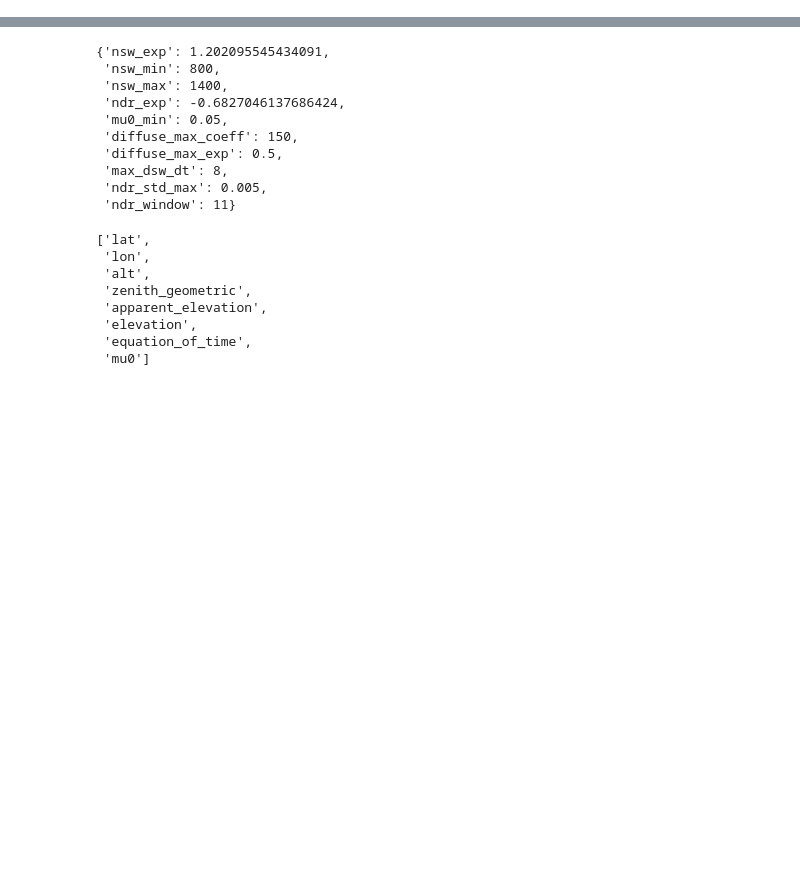
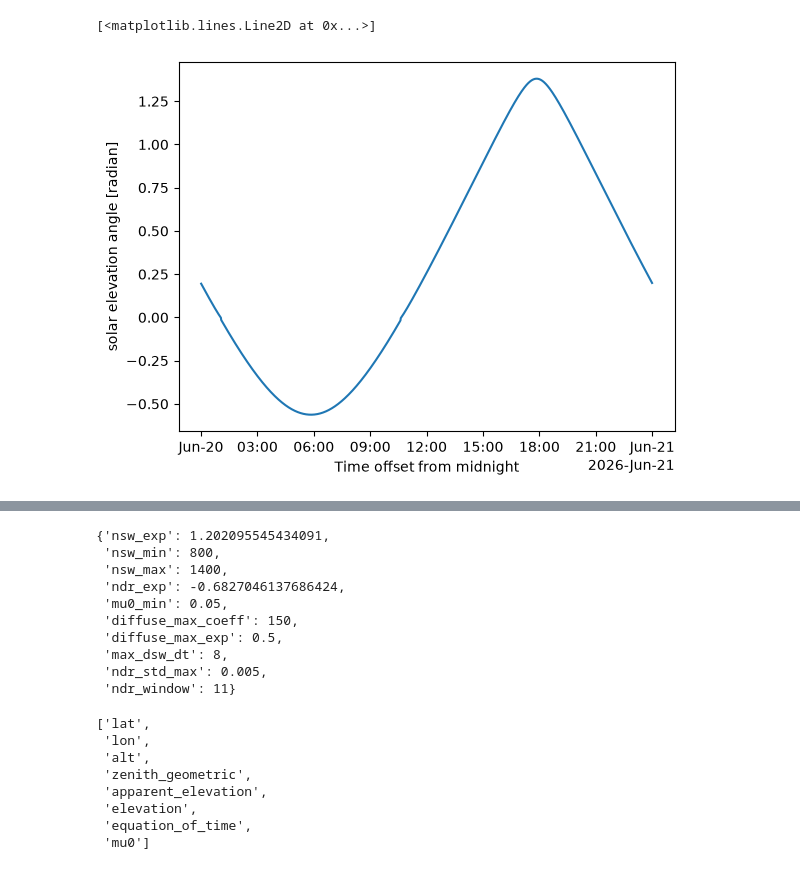
Before and after one commit to HagenTelg/armbnfmentorer, a Jupyter notebook: notebooks/vap_development.ipynb, the cells around one changed output, grey strips where cells are left out. Saved outputs shown, nothing was run; the diff lists cells and outputs as text; code cells hidden in the pictures; blank space fills up the shorter version.

```diff
--- a/notebooks/vap_development.ipynb
+++ b/notebooks/vap_development.ipynb
@@ -34,0 +165,5 @@ vapi.workplan
+# %%
+ds.solar_elevation.plot()
+# %% [output]
+[<matplotlib.lines.Line2D at 0x...>]
+[figure, added]
```
Also changed, not shown: parts of 40 cells of this notebook, 2 other files.
